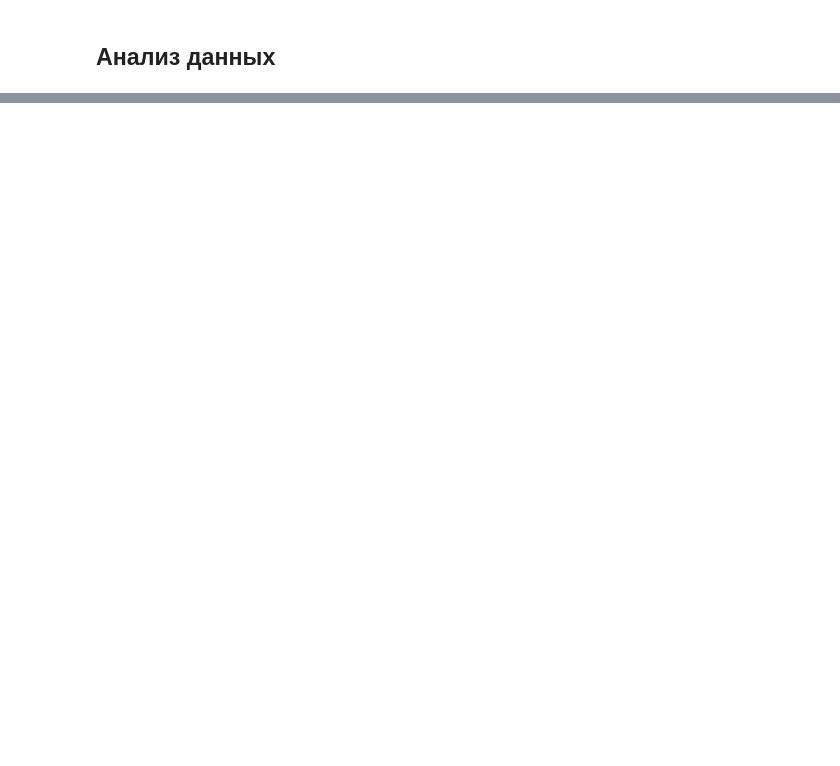
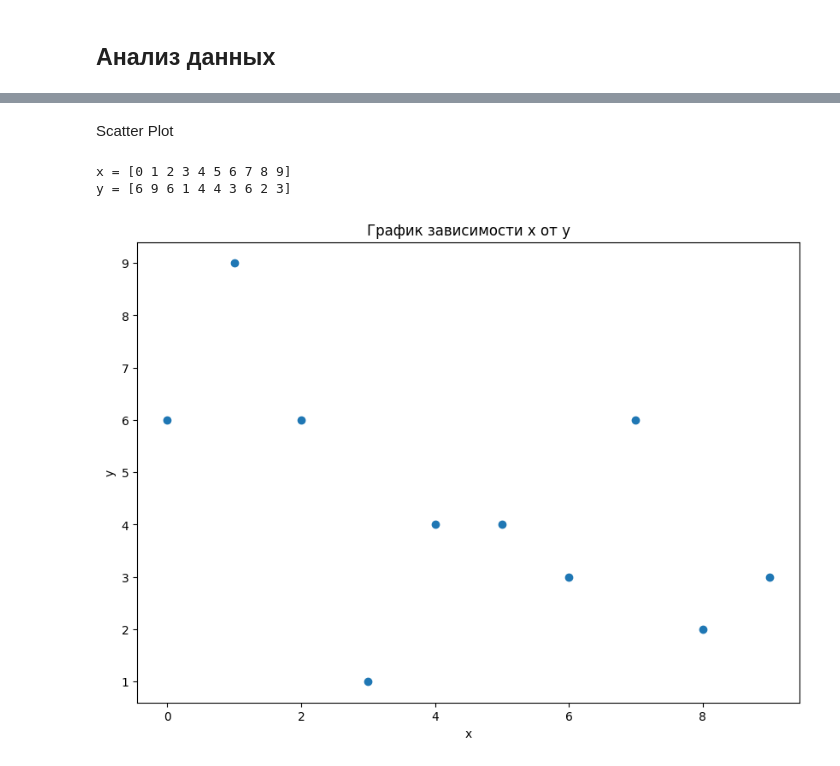
Before and after one commit to ArtyomShabunin/SMOPA, a Jupyter notebook: lesson_1.ipynb, the cells around one changed output, grey strips where cells are left out. Drawn from its saved outputs; the diff is of its cells as text; code cells hidden in the pictures; blank space fills up the shorter version.

```diff
--- a/lesson_1.ipynb
+++ b/lesson_1.ipynb
@@ -522,0 +556,28 @@ df1.describe()
+# %% [markdown]
+Scatter Plot
+# %%
+# Зададим значения x и y
+x = np.arange(10)
+y = np.random.randint(1, 10, size=10)
+
+print(f'x = {x}')
+print(f'y = {y}')
+
+# Задаем размер полотна, на котором будет отрисован график
+plt.figure(figsize=(10,7))
+# Строим Scatter Plot
+plt.scatter(x, y)
+
+# Добавим заголовок
+plt.title("График зависимости x от у")
+
+# Добавим подпись к осям
+plt.xlabel("x")
+plt.ylabel("y")
+
+# Отрисовываем результат
+plt.show()
+# %% [output]
+x = [0 1 2 3 4 5 6 7 8 9]
+y = [6 9 6 1 4 4 3 6 2 3]
+[figure, added]
```
Also changed, not shown: parts of 24 cells of this notebook.
